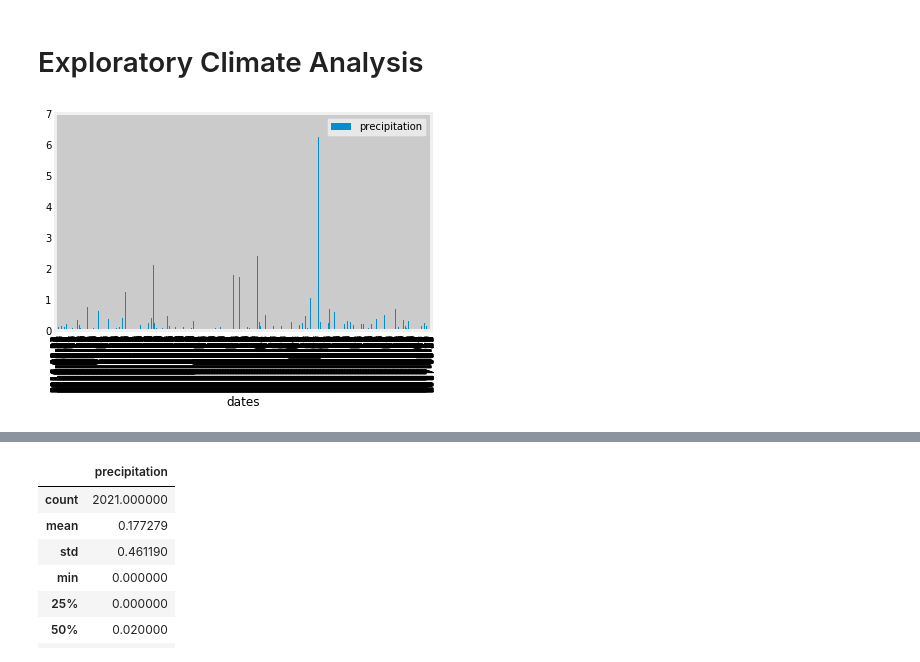
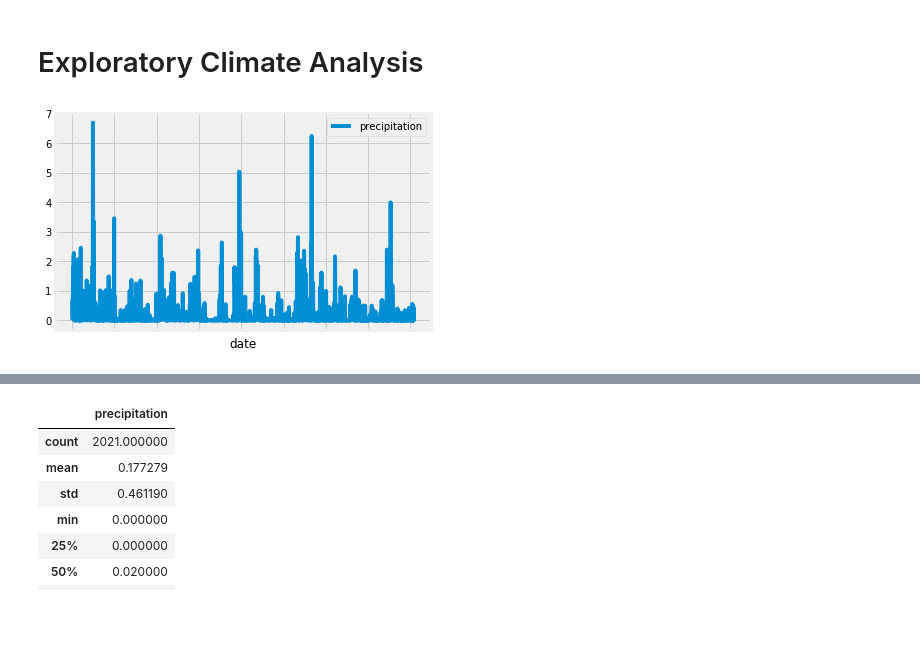
Before and after one commit to Gan001/dataviz-homework, a Jupyter notebook: Module-10/climate_starter.ipynb, the cells around one changed output, grey strips where cells are left out. Cells and saved outputs as stored; diff of their text form; code cells hidden in the pictures; blank space fills up the shorter version.

Commit message:
fixed graph and obtained date dynamically

```diff
--- a/Module-10/climate_starter.ipynb
+++ b/Module-10/climate_starter.ipynb
@@ -50,32 +50,56 @@ tobs FLOAT
 # Exploratory Climate Analysis
 # %%
 # Design a query to retrieve the last 12 months of precipitation data and plot the results
-results = session.query(Measurement.date, Measurement.prcp).filter(Measurement.date > "2016-08-22").filter(Measurement.prcp != "None").all()
-#print(results[1])
+date_results = session.query(Measurement.date).order_by(Measurement.date.desc()).first()
+
+#last_12_dates = [result for result in date_results]
+
+# Calculate the date 1 year ago from the last data point in the database
+# last_12_dates.sort()
+# one_year_ago = last_12_dates[1]
+#unpack tuple and convert to string
+# first_date = date_results[0]
+# new_date = int(first_date[3])-1
+# new_date = first_date.replace(first_date[3], str(new_date))
+last_year = date_results[0]
+last_year_split = last_year.split("-")
+last_year_split[0] = str(int(last_year_split[0])-1)
+one_year_ago = "-".join(last_year_split)
+one_year_ago
+
+# Perform a query to retrieve the data and precipitation scores
+results = session.query(Measurement.date, Measurement.prcp).filter(Measurement.date >= one_year_ago).filter(Measurement.prcp != "None").all()
 last_12_dates = [result[0] for result in results]
 last_12_prcp = [result[1] for result in results]
-results
-#last_12_dates
-dates = {'dates': last_12_dates}
+
+
+dates = {'date': last_12_dates}
 prcps = {"precipitation": last_12_prcp}
-# Calculate the date 1 year ago from the last data point in the database
-# plt.bar(last_12_dates,last_12_prcp)
-# plt.show()
-# Perform a query to retrieve the data and precipitation scores
 
 # Save the query results as a Pandas DataFrame and set the index to the date column
-df = pd.DataFrame(results, columns = ['dates', 'precipitation'])
-df.set_index('dates', inplace=True, )
-df.head(10)
+df = pd.DataFrame(results, columns = ['date', 'precipitation'])
+df.set_index('date', inplace=True, )
+#df.head(10)
 # Sort the dataframe by date
-date_group = df.sort_values('dates')
-#date_group.head()
+sorted_df = df.sort_values('date')
+sorted_df.head()
 # Use Pandas Plotting with Matplotlib to plot the data
-date_group.plot.bar()
-#plt.tight_layout()
+sorted_df.plot()
 plt.show()
+#last_12_dates
+# date_results
+#first_date = date_results[0]
+# new_date = int(first_date[3])-1
+# new_date = first_date.replace(first_date[3], str(new_date))
+# new_date
+# first_date_split = first_date.split("-")
+# first_date_split[0] = str(int(first_date_split[0])-1)
+# first_date_split
+# one_year_ago = "-".join(first_date_split)
+# one_year_ago
+# results
 # %% [output]
-[figure, old version]
+[figure, new version]
 # %% [markdown]
 ![precipitation](Images/precipitation.png)
 # %%
```
